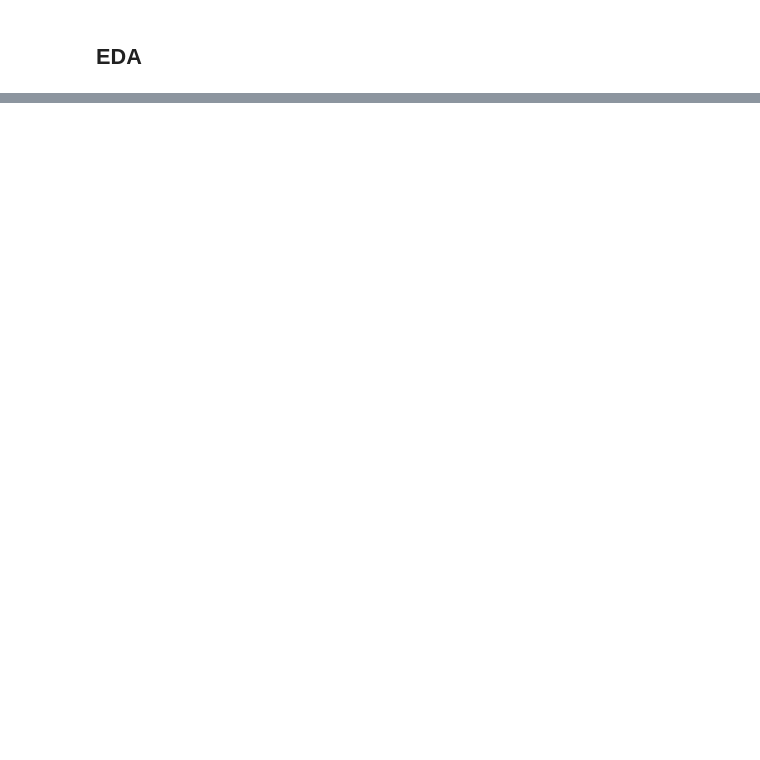
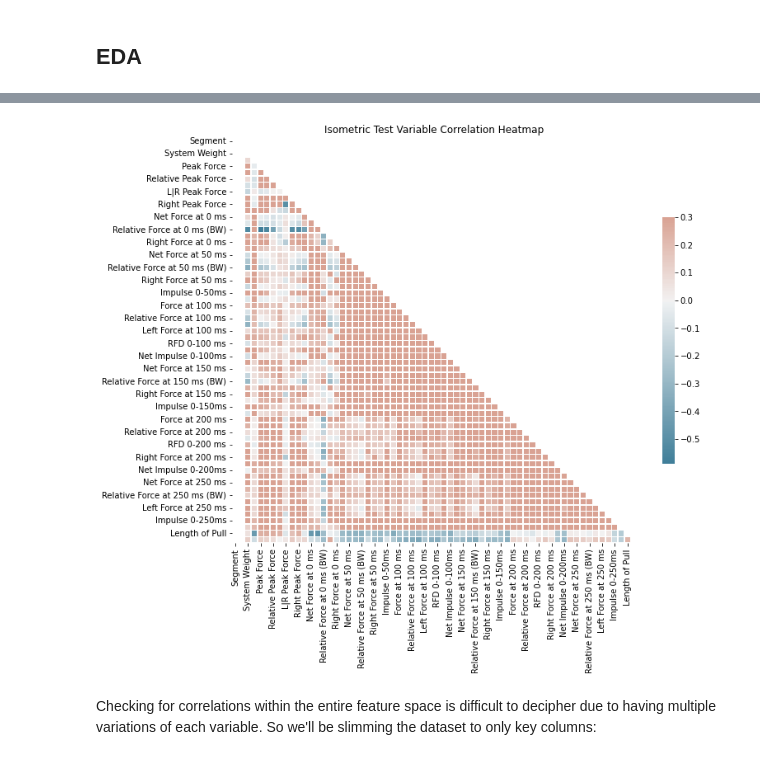
Before and after one commit to mithilguru/Illinois-Strength-Trends, a Jupyter notebook: StrengthTesting-July-2023.ipynb, the cells around one changed output, grey strips where cells are left out. Drawn from its saved outputs; the diff is of its cells as text; code cells hidden in the pictures; blank space fills up the shorter version.

Commit message:
Variable correlation analysis

```diff
--- a/StrengthTesting-July-2023.ipynb
+++ b/StrengthTesting-July-2023.ipynb
@@ -176,0 +252,4 @@ N/A
+# %%
+# isometric test correlation matrix
+corr_ISO = ISO.corr()
+corr_ISO
@@ -176,0 +338,13 @@ N/A
+# %%
+# isometric test heatmap
+mask = np.triu(np.ones_like(corr_ISO, dtype = bool))
+
+f, ax = plt.subplots(figsize = (11, 11))
+cmap = sns.diverging_palette(227, 21, as_cmap = True)
+sns.heatmap(corr_ISO, mask = mask, cmap = cmap, vmax = .3, center = 0,
+           square = True, linewidths = .5, cbar_kws = {"shrink": .5}).set(title = "Isometric Test Variable Correlation Heatmap");
+# %% [output]
+[figure, added]
+# %% [markdown]
+Checking for correlations within the entire feature space is difficult to decipher due to having multiple variations of each variable.
+So we'll be slimming the dataset to only key columns:
```
Also changed, not shown: parts of 17 cells of this notebook.
